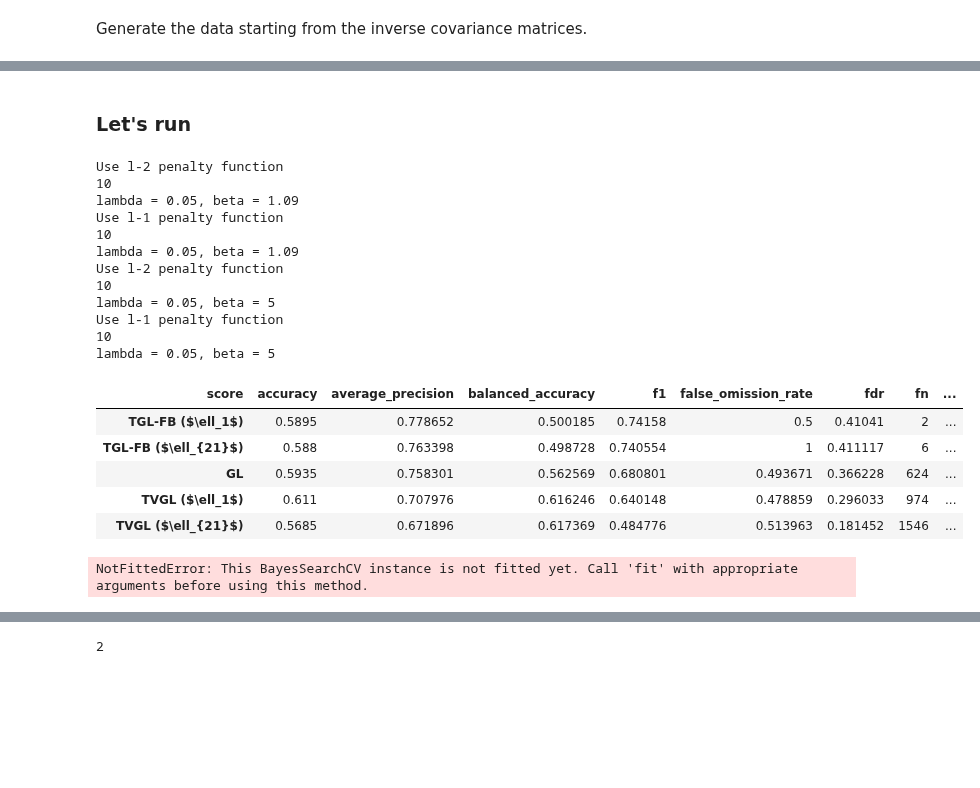
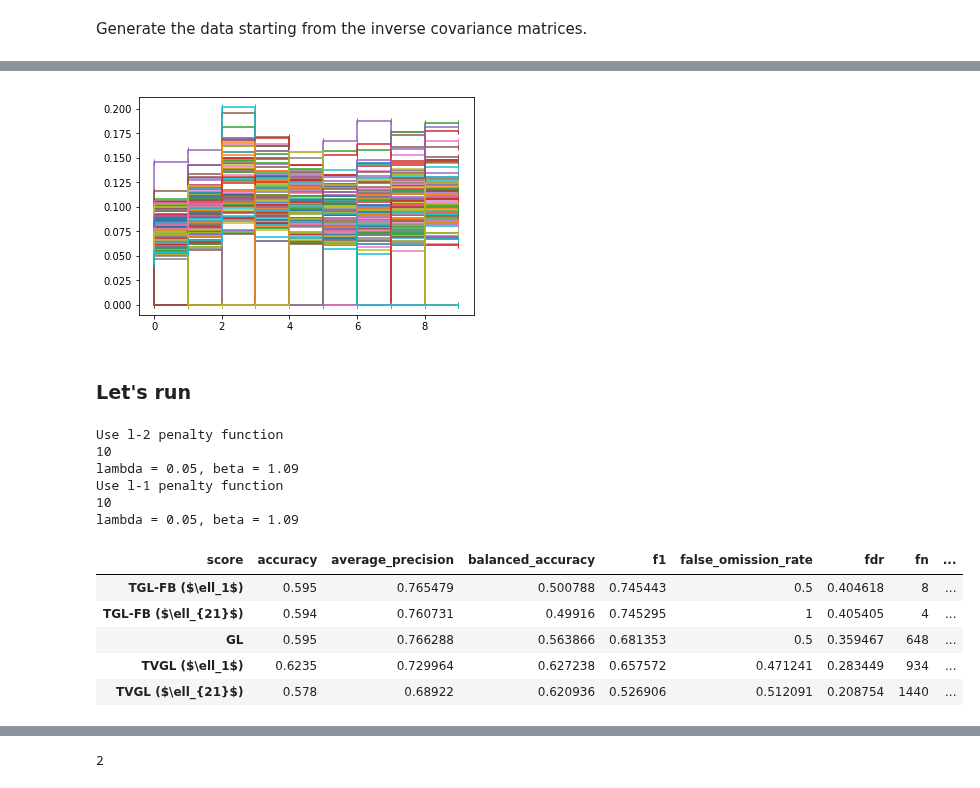
Before and after one commit to fdtomasi/regain, a Jupyter notebook: notebooks/forward_backward_TGL.ipynb, the cells around one changed output, grey strips where cells are left out. Saved outputs shown, nothing was run; the diff lists cells and outputs as text; code cells hidden in the pictures; blank space fills up the shorter version.

```diff
--- a/notebooks/forward_backward_TGL.ipynb
+++ b/notebooks/forward_backward_TGL.ipynb
@@ -61,8 +100,10 @@ data['smooth'] = datasets.make_dataset(n_samples=n_samples, n_dim_obs=n_dim_obs,
                              time_on_axis='last',
                              mode='sin', shape='smooth', closeness=2.4, normalize=1)
 
-# plt.step(np.array([squareform(y, checks=None) for y in data.thetas]), '-|');
+plt.step(np.array([squareform(y, checks=None) for y in data['square'].thetas]), '-|');
 # plt.savefig("/home/fede/Dropbox/Latent variables networks/forward backward time varying graphical lasso/smooth_signal.pdf")
+# %% [output]
+[figure, added]
 # %% [markdown]
 ### Let's run
 # %%
@@ -142,7 +184,7 @@ def run_performance(beta=1, alpha=1, evolution='square'):
     dff.loc['TVGL ($\ell_1$)', idx[evolution, :]] = [res[x] for x in scores]
 # %%
 run_performance(beta=1.09, alpha=0.55, evolution='square')
-run_performance(beta=5, alpha=0.53, evolution='smooth')
+# run_performance(beta=5, alpha=0.53, evolution='smooth')
 # %% [output]
 Use l-2 penalty function
 10
@@ -150,41 +192,16 @@ lambda = 0.05, beta = 1.09
 Use l-1 penalty function
 10
 lambda = 0.05, beta = 1.09
-Use l-2 penalty function
-10
-lambda = 0.05, beta = 5
-Use l-1 penalty function
-10
-lambda = 0.05, beta = 5
 # %%
 ss = ['accuracy', 'average_precision', 'balanced_accuracy', 'f1', 'iter']
-dff['smooth'].sort_values("f1", ascending=False)#[ss]
+# dff['smooth'].sort_values("f1", ascending=False)#[ss]
 dff['square'].sort_values("f1", ascending=False)
 # %% [output]
 | score | accuracy | average_precision | balanced_accuracy | f1 | false_omission_rate | fdr | fn | ... |
-| TGL-FB ($\ell_1$) | 0.5895 | 0.778652 | 0.500185 | 0.74158 | 0.5 | 0.41041 | 2 | ... |
-| TGL-FB ($\ell_{21}$) | 0.588 | 0.763398 | 0.498728 | 0.740554 | 1 | 0.411117 | 6 | ... |
-| GL | 0.5935 | 0.758301 | 0.562569 | 0.680801 | 0.493671 | 0.366228 | 624 | ... |
-| TVGL ($\ell_1$) | 0.611 | 0.707976 | 0.616246 | 0.640148 | 0.478859 | 0.296033 | 974 | ... |
-| TVGL ($\ell_{21}$) | 0.5685 | 0.671896 | 0.617369 | 0.484776 | 0.513963 | 0.181452 | 1546 | ... |
+| TGL-FB ($\ell_1$) | 0.595 | 0.765479 | 0.500788 | 0.745443 | 0.5 | 0.404618 | 8 | ... |
+| TGL-FB ($\ell_{21}$) | 0.594 | 0.760731 | 0.49916 | 0.745295 | 1 | 0.405405 | 4 | ... |
+| GL | 0.595 | 0.766288 | 0.563866 | 0.681353 | 0.5 | 0.359467 | 648 | ... |
+| TVGL ($\ell_1$) | 0.6235 | 0.729964 | 0.627238 | 0.657572 | 0.471241 | 0.283449 | 934 | ... |
+| TVGL ($\ell_{21}$) | 0.578 | 0.68922 | 0.620936 | 0.526906 | 0.512091 | 0.208754 | 1440 | ... |
 # %%
 # dff.to_pickle("results_25_04_18.pkl")
-# %%
-evolution = 'square'
-beta = .9
-from regain import prox; reload(prox)
-reload(time_graph_lasso_)
-X = data[evolution].data
-
-error_function = partial(utils.structure_error, data[evolution].thetas,
-                         no_diagonal=0, thresholding=1, eps=1e-3)
-tglfb = time_graph_lasso_.TimeGraphLassoForwardBackward(
-    verbose=2, gamma=1, alpha=bscv.best_params_['alpha'], beta=bscv.best_params_['beta'],
-    delta=1e-8, choose='lamda', lamda_criterion='c',
-    lamda=1, tol=1e-5, eps=0.9,
-    time_norm=1, max_iter=300, time_on_axis='last').fit(X)
-#     print(tglfb.alpha_max(X))
-#     return
-res = error_function(tglfb.precision_)
-# %% [output]
-NotFittedError: This BayesSearchCV instance is not fitted yet. Call 'fit' with appropriate arguments before using this method.
```
Also changed, not shown: parts of 5 cells of this notebook, 1 other file.
